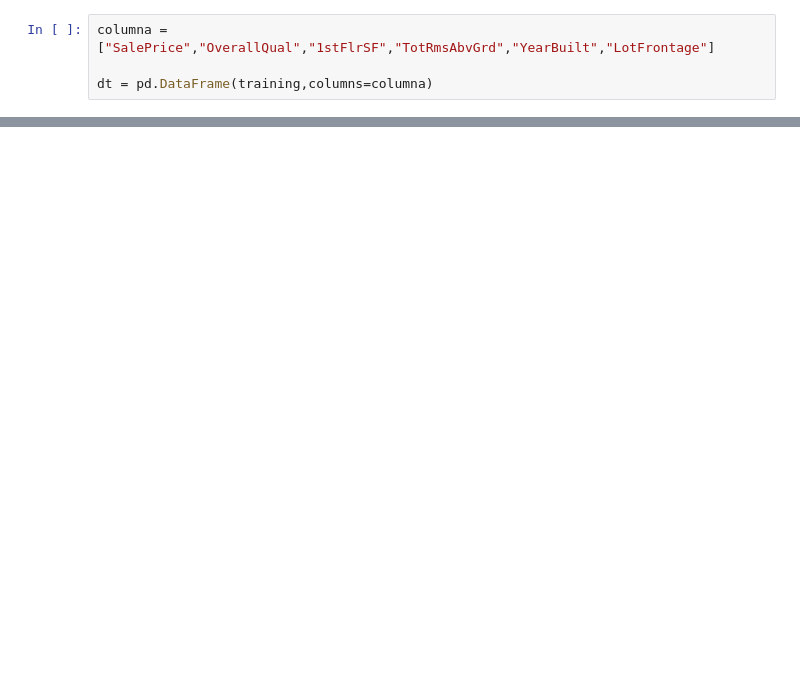
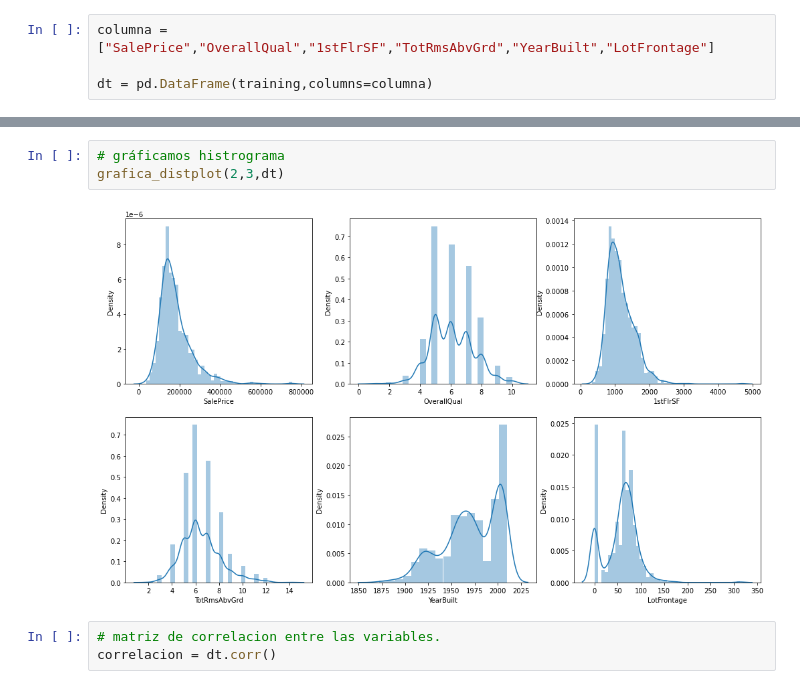
Before and after one commit to amartinez16/Galileo_2022, a Jupyter notebook: Proyecto.ipynb, the cells around one changed output, grey strips where cells are left out. Drawn from its saved outputs; the diff is of its cells as text; blank space fills up the shorter version.

Commit message:
Creación funciones de graficas 2

```diff
--- a/Proyecto.ipynb
+++ b/Proyecto.ipynb
@@ -67,0 +90,8 @@ def grafica_correlacion(filas, columnas,dato,correla):
+# %%
+# gráficamos histrograma
+grafica_distplot(2,3,dt)
+# %% [output]
+[figure, added]
+# %%
+# matriz de correlacion entre las variables.
+correlacion = dt.corr()
```
Also changed, not shown: parts of 19 cells of this notebook.
